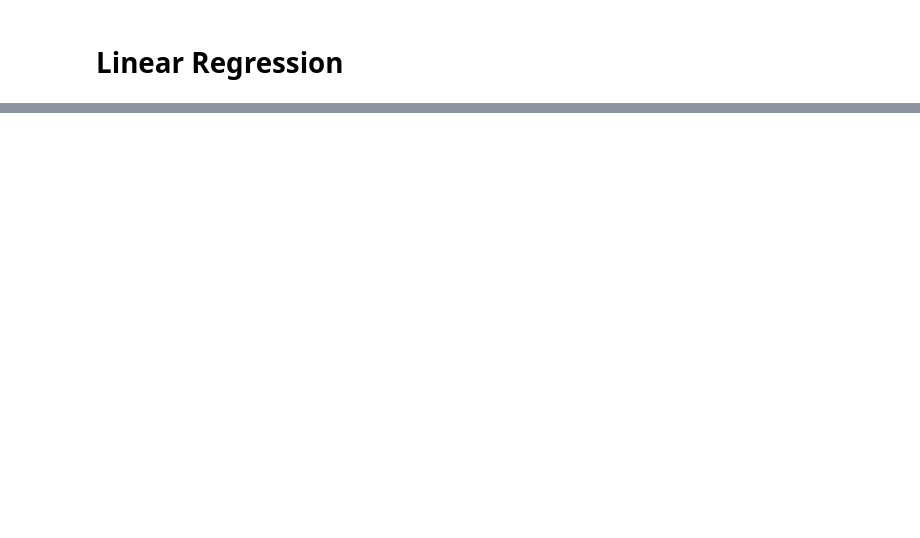
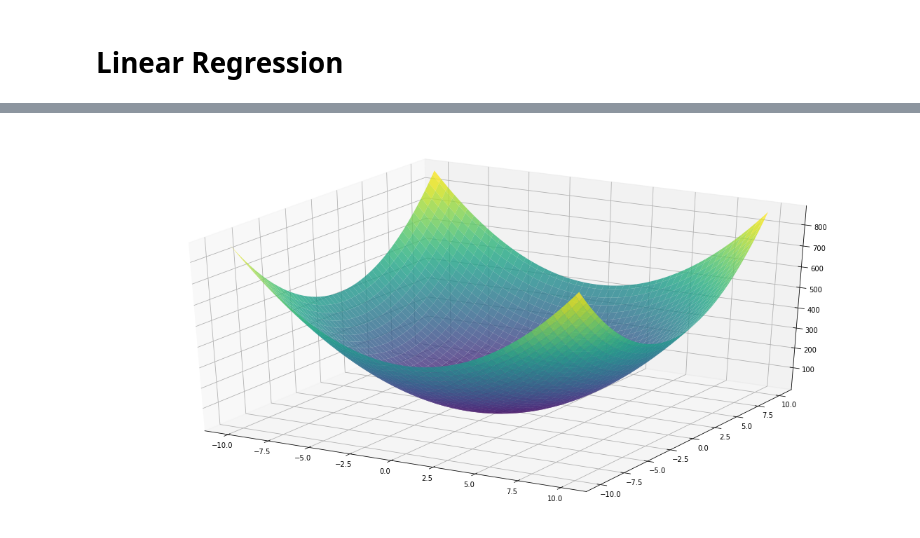
Before and after one commit to IsmaelSaid/ML, a Jupyter notebook: Machine_learning.ipynb, the cells around one changed output, grey strips where cells are left out. Cells and saved outputs as stored; diff of their text form; code cells hidden in the pictures; blank space fills up the shorter version.

```diff
--- a/Machine_learning.ipynb
+++ b/Machine_learning.ipynb
@@ -327,0 +258,21 @@ plt.show()
+# %%
+import numpy as np
+import matplotlib.pyplot as plt
+
+def cost_function(theta0,theta1,x,y):
+  error = 0
+  for i in range(1,len(x)):
+    error += (y[i] - (theta0 * x[i] + theta1)**2)
+  return error * (-1/n)
+
+t0 = np.linspace(-10,10,100)
+t1 = np.linspace(-10,10,100)
+theta0,theta1 = np.meshgrid(t0,t1)
+
+fig = plt.figure(figsize=(20, 10))
+ax = plt.axes(projection='3d')
+
+ax.plot_surface(theta0,theta1,cost_function(theta0,theta1,x,y),alpha=0.8,cmap = 'viridis')
+plt.show()
+# %% [output]
+[figure, added]
```
Also changed, not shown: parts of 14 cells of this notebook.
